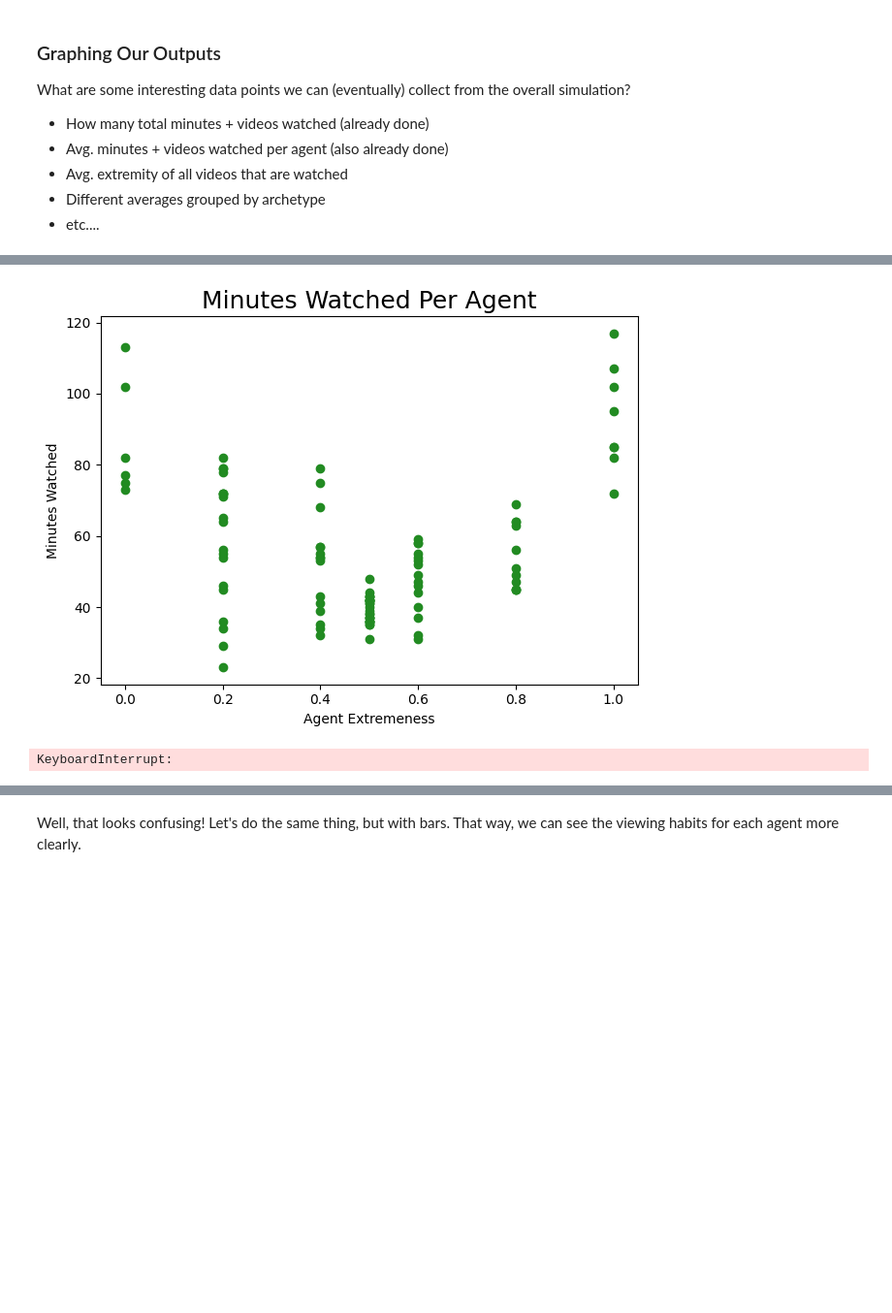
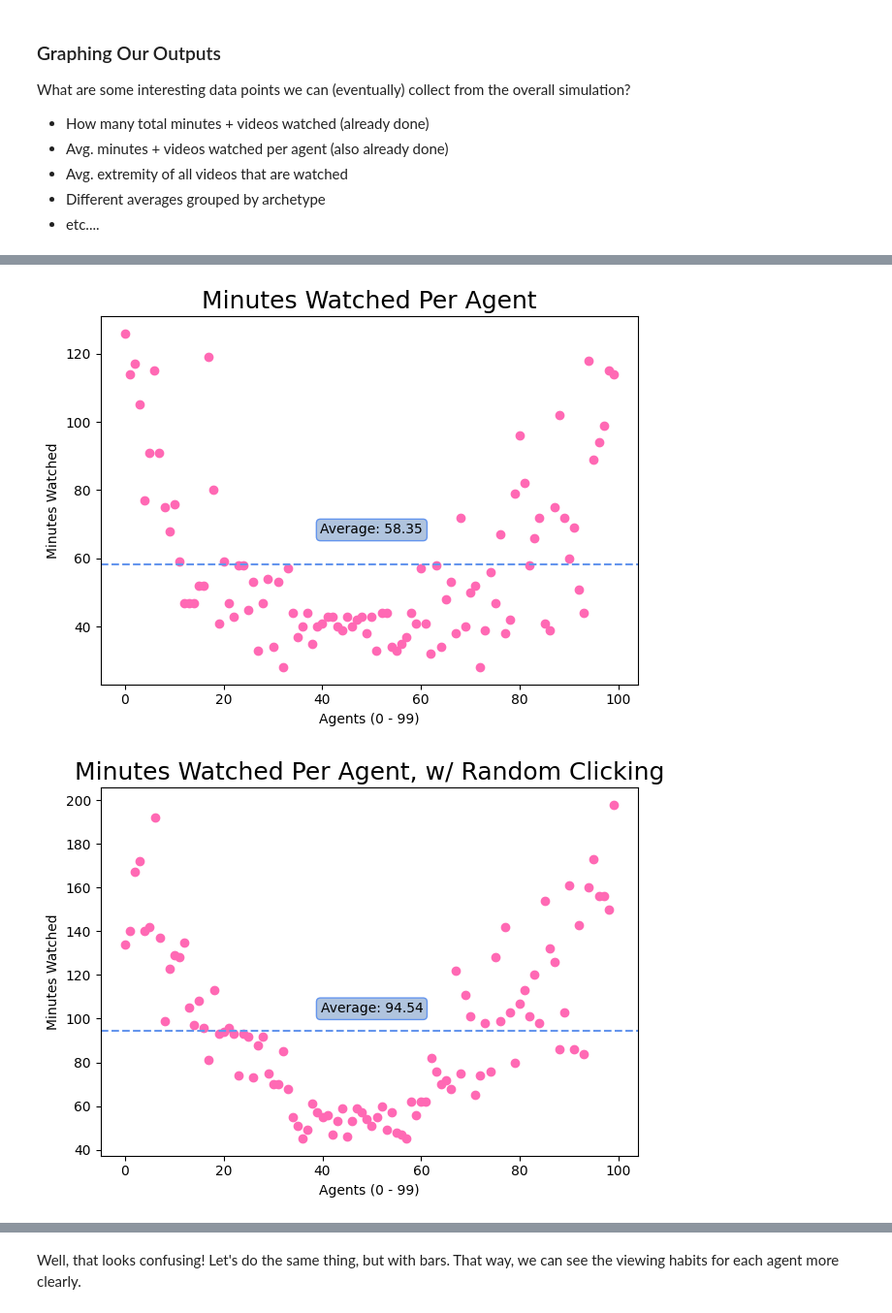
Before and after one commit to snyder-research-group/tools-of-justice, a Jupyter notebook: youtube simulation/simulation_notebook.ipynb, the cells around one changed output, grey strips where cells are left out. Shown at 97% size. Drawn from its saved outputs; the diff is of its cells as text; code cells hidden in the pictures; blank space fills up the shorter version.

```diff
--- a/youtube simulation/simulation_notebook.ipynb
+++ b/youtube simulation/simulation_notebook.ipynb
@@ -21,6 +21,7 @@ from behavior_reference import AGENT_ARCHETYPE_DISTRIBUTION
 # Defining our macro values to be referenced later on
 NUM_VIDEOS = 10000;
 NUM_AGENTS = 100;
+RAND_SYSTEM_TOGGLE = True
 # %% [markdown]
 ### Creation of Video Objects 🎥
 # %%
@@ -571,7 +574,5 @@ TOTAL # of videos watched today: 340
 # %%
-rand_system_toggle = True
-
-if(rand_system_toggle):
+if(RAND_SYSTEM_TOGGLE):
     total_minutes_watched_today_rand = 0   # how many minutes the agent has watched today
     total_vids_watched_today_rand = 0  # how many videos the agent watched today
     agent_minutes_watched_today_array_rand = []
@@ -697,7 +698,7 @@ if(rand_system_toggle):
 
 
 
-            if(rand_system_toggle):
+            if(RAND_SYSTEM_TOGGLE):
                 # If all four checks pass, congrats! The agent will watch the video.
                 # However, we should introduce some randomness to it.
                 # Users will pick the current video 90% of the time, but have a 10% chance to watch another random video instead.
@@ -761,59 +858,52 @@ What are some interesting data points we can (eventually) collect from the overa
 # %%
-# Let's graph each agent's extremeness with how much they watched per day.
+# Let's graph each agent with how much they watched per day.
+# x axis = agents (0-199), y axis = minutes watched per agent
 
-import matplotlib as matplotlib
+x = numpy.arange(0,NUM_AGENTS)
+y = agent_minutes_watched_today_array
 
-# Reversing the arrays so extremenesses are in ascending order
-x = Reverse(agent_extremeness_array)
-y = Reverse(agent_minutes_watched_today_array)
-
-plt.scatter(x,y,color = 'forestgreen') # A bar chart
+plt.scatter(x,y, color = 'hotpink') # A bar chart
 plt.title('Minutes Watched Per Agent', fontsize = 18)
-plt.xlabel('Agent Extremeness')
+plt.xlabel('Agents (0 - ' + str(NUM_AGENTS-1) + ')')
 plt.ylabel('Minutes Watched')
+plt.axhline(numpy.nanmean(y), linestyle = '--', color = 'cornflowerblue')
 
 # defining display layout
 plt.tight_layout()
-
-plt.figure(figsize=(10,6))
 
 plt.text(50, numpy.nanmean(y) + 10, "Average: " + str(numpy.nanmean(y)), size=10, rotation=0.,
          ha="center", va="center",
          bbox=dict(boxstyle="round",
                    ec='cornflowerblue',   # edge color: rbg values
                    fc='lightsteelblue',   # fill color: rbg values
                    )
          )
 
 plt.show()
 
-if(rand_system_toggle):
-    # Reversing the arrays so extremenesses are in ascending order
-    x = Reverse(agent_extremeness_array_rand)
-    y = Reverse(agent_minutes_watched_today_array_rand)
+if(RAND_SYSTEM_TOGGLE):
+    x = numpy.arange(0,NUM_AGENTS)
+    y = agent_minutes_watched_today_array_rand
 
-    plt.scatter(x,y,color = 'forestgreen') # A bar chart
-    plt.title('Minutes Watched Per Agent, with Random Clicking', fontsize = 18)
-    plt.xlabel('Agent Extremeness')
+    plt.scatter(x,y, color = 'hotpink') # A bar chart
+    plt.title('Minutes Watched Per Agent, w/ Random Clicking', fontsize = 18)
+    plt.xlabel('Agents (0 - ' + str(NUM_AGENTS-1) + ')')
     plt.ylabel('Minutes Watched')
+    plt.axhline(numpy.nanmean(y), linestyle = '--', color = 'cornflowerblue')
 
     # defining display layout
     plt.tight_layout()
-
-    # fig = matplotlib.pyplot.gcf()
-    plt.figure(figsize=(10,6))
-    # fig.savefig('test2png.png', dpi=100)
 
     plt.text(50, numpy.nanmean(y) + 10, "Average: " + str(numpy.nanmean(y)), size=10, rotation=0.,
             ha="center", va="center",
             bbox=dict(boxstyle="round",
                     ec='cornflowerblue',   # edge color: rbg values
                     fc='lightsteelblue',   # fill color: rbg values
                     )
             )
 
     plt.show()
 # %% [output]
-[figure, old version]
+[figure, new version]
-KeyboardInterrupt:
+[figure, added]
 # %%
```
Also changed, not shown: parts of 10 cells of this notebook.
